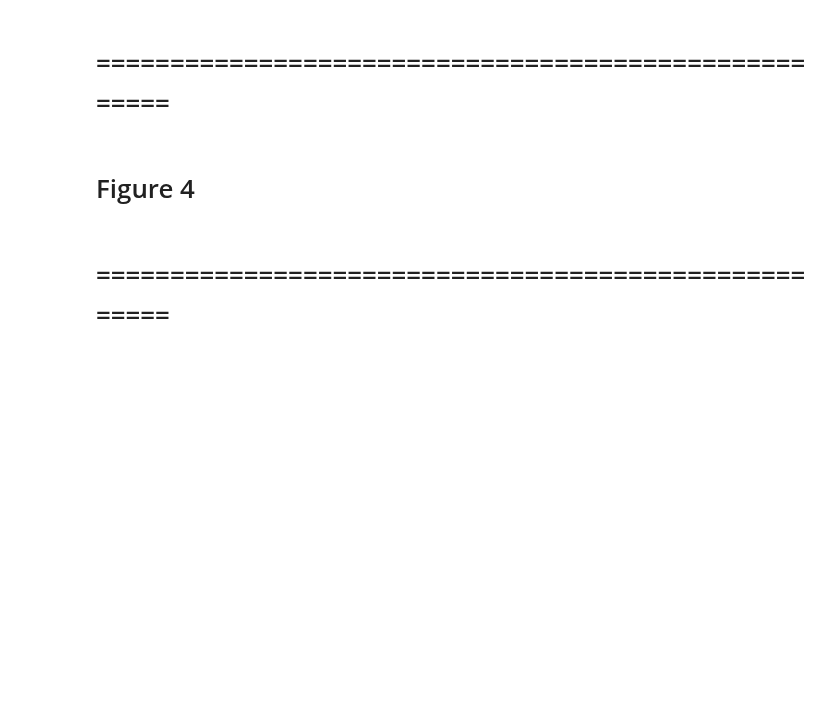
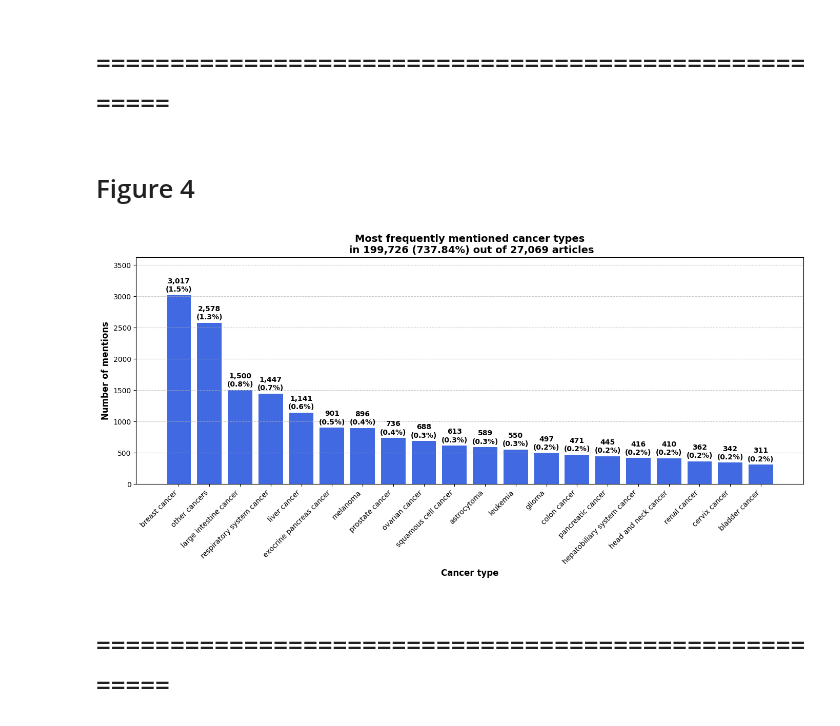
Before and after one commit to hastingslab-org/Variantscape, a Jupyter notebook: notebooks/07_figure creation/07.01_figure_creation.ipynb, the cells around one changed output. Cells and saved outputs as stored; diff of their text form; code cells hidden in the pictures; blank space fills up the shorter version.

```diff
--- a/notebooks/07_figure creation/07.01_figure_creation.ipynb
+++ b/notebooks/07_figure creation/07.01_figure_creation.ipynb
@@ -218,39 +248,41 @@ plt.show()
 
 total_articles_with_specific_cancer_types = 199726
 total_articles = len(NER_gene_list)
-file_path = output_directory + "/cancer_category_occurrences_with_percentages.csv"
+file_path = '../04_categorization/cancer_category_occurrences_with_percentages.csv' # output_directory + "/cancer_category_occurrences_with_percentages.csv"
 df_cancer_occurrences = pd.read_csv(file_path)
 top_20_cancers = df_cancer_occurrences.nlargest(20, "count")
 colors = ["royalblue" for _ in top_20_cancers["final_parent"]]
 max_y_value = top_20_cancers["count"].max()
 plt_ylim = max_y_value * 1.2
 percentage_specific_cancer_articles = (total_articles_with_specific_cancer_types / total_articles) * 100
 plt.figure(figsize=(14, 7))
 
 bars = plt.bar(top_20_cancers["final_parent"], top_20_cancers["count"], color=colors)
 plt.xlabel("Cancer type", fontsize=12, fontweight="bold")
 plt.ylabel("Number of mentions", fontsize=12, fontweight="bold")
 top_20_cancers["percentage"] = (top_20_cancers["count"] / total_articles_with_specific_cancer_types) * 100
 plt.title(f"Most frequently mentioned cancer types\n in {total_articles_with_specific_cancer_types:,} "
           f"({percentage_specific_cancer_articles:.2f}%) out of {total_articles:,} articles",
           fontsize=14, fontweight='bold')
 
 plt.xticks(rotation=45, ha="right", fontsize=10)
 plt.ylim(0, plt_ylim)
 plt.grid(axis="y", linestyle="--", alpha=0.7)
 for bar, value, percentage in zip(bars, top_20_cancers["count"], top_20_cancers["percentage"]):
     height = bar.get_height()
     plt.text(
         bar.get_x() + bar.get_width() / 2,
         height + (max_y_value * 0.01),
         f"{int(value):,}\n({percentage:.1f}%)",
         ha="center", va="bottom", fontsize=10, fontweight='bold'
     )
 
 plt.tight_layout()
-plt.savefig(f"{figures_for_publication}/04_Most_frequent_cancer_types.png", bbox_inches='tight', dpi=300)
-plt.savefig(f"{figures_for_publication}/04_Most_frequent_cancer_types.svg", bbox_inches='tight')
+#plt.savefig(f"{figures_for_publication}/04_Most_frequent_cancer_types.png", bbox_inches='tight', dpi=300)
+#plt.savefig(f"{figures_for_publication}/04_Most_frequent_cancer_types.svg", bbox_inches='tight')
 plt.show()
+# %% [output]
+[figure, added]
 # %% [markdown]
 # =====================================================
 # %% [markdown]
```
Also changed, not shown: parts of 10 cells of this notebook, 25 other files.
